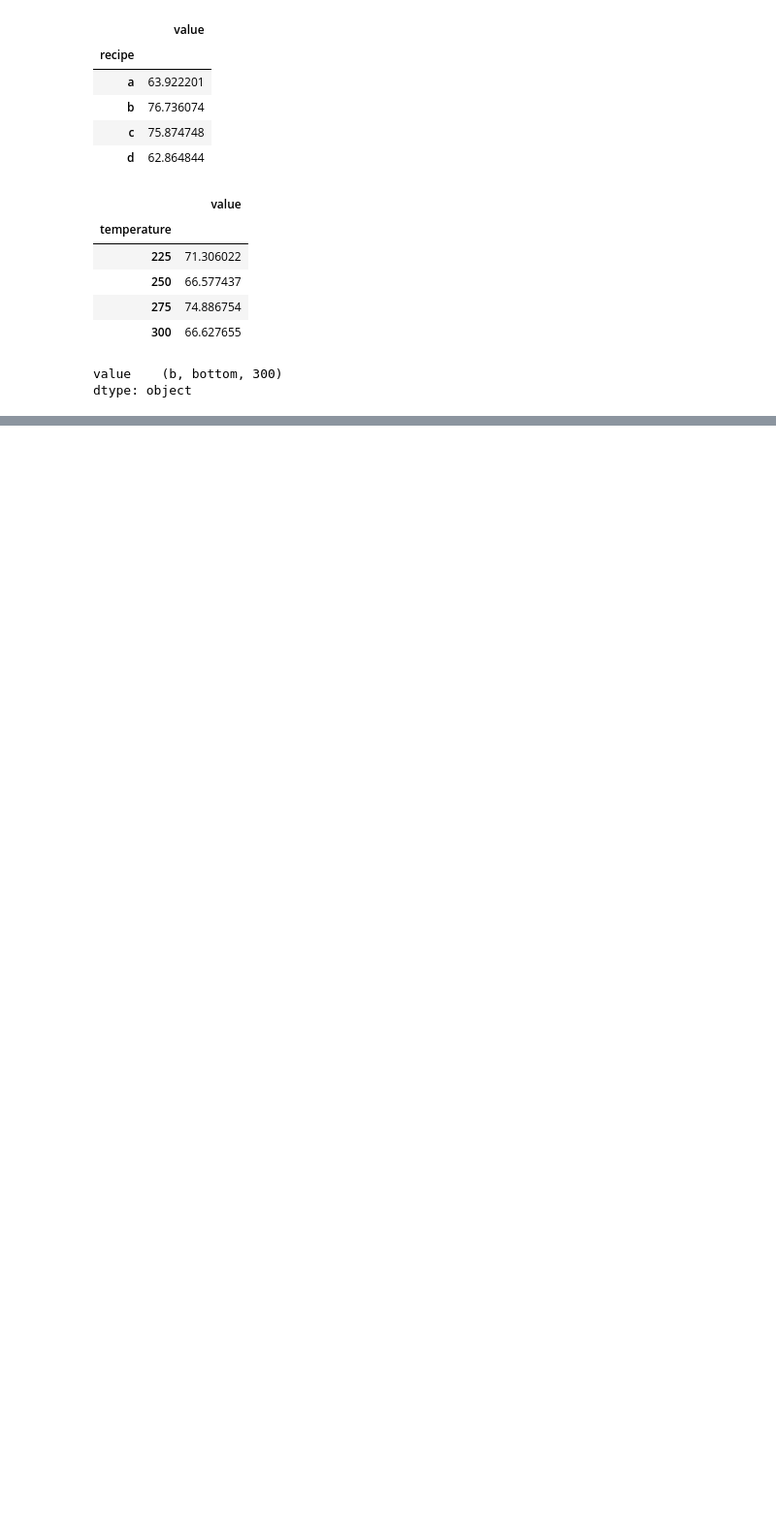
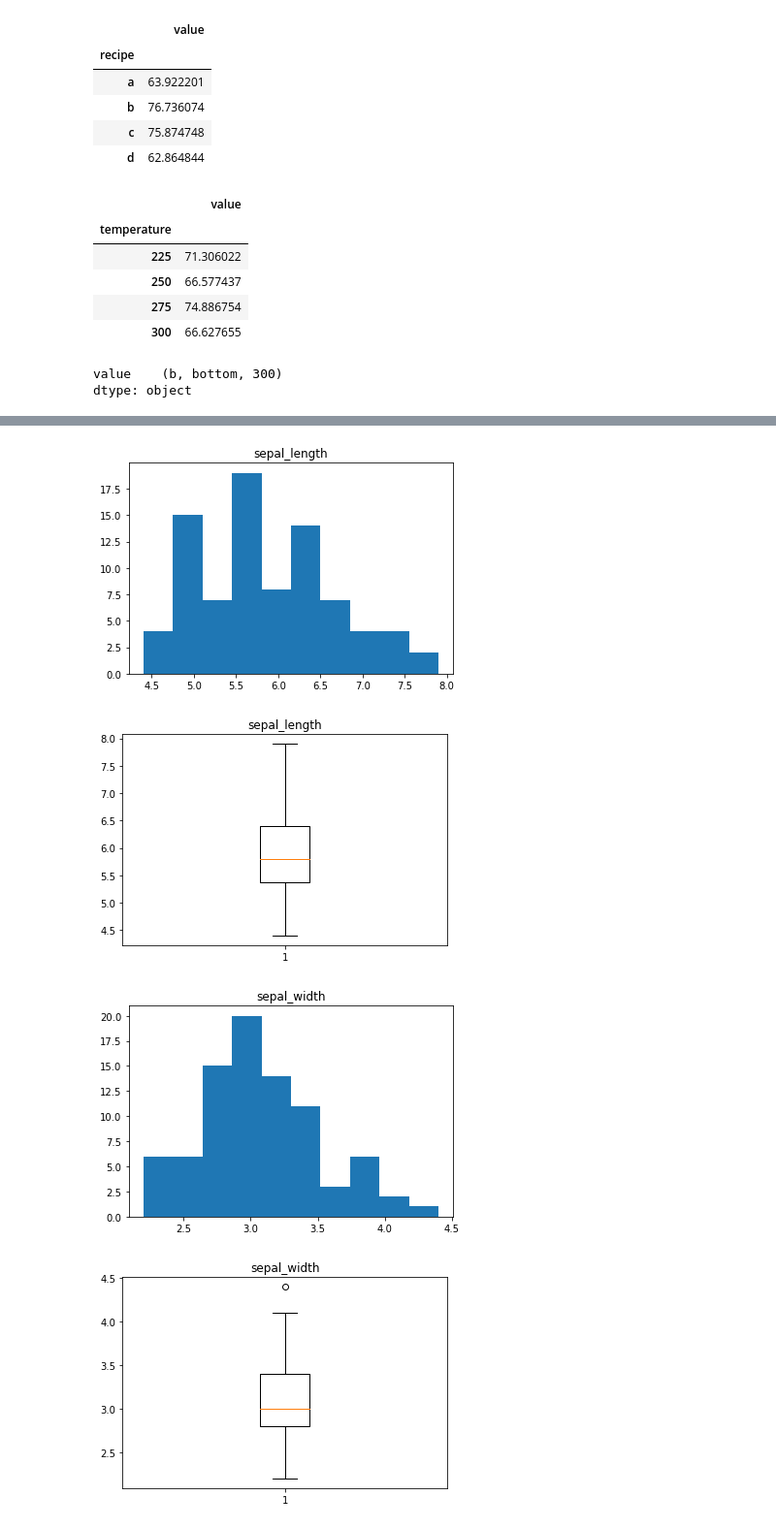
Before and after one commit to AJMartinezLlanes/classification-exercises, a Jupyter notebook: classification_exercises.ipynb, the cells around one changed output, grey strips where cells are left out. Shown: that part at 97% size. Cells and saved outputs as stored; diff of their text form; code cells hidden in the pictures; blank space fills up the shorter version.

```diff
--- a/classification_exercises.ipynb
+++ b/classification_exercises.ipynb
@@ -953,0 +992,3 @@ dtype: object
+# %%
+iris_df = acquire.get_iris_data()
+iris_df.head()
@@ -953,0 +1003,4 @@ dtype: object
+# %%
+# Prepare
+iris_df = prepare.prep_iris(iris_df)
+iris_df.head()
@@ -953,0 +1014,2 @@ dtype: object
+# %%
+iris_df = iris_df.drop(columns=['measurement_id', 'species_versicolor', 'species_virginica'])
@@ -953,0 +1031,7 @@ dtype: object
+# %%
+# Split data
+# 80/20 train test split
+train, test = train_test_split(iris_df, train_size=0.8, random_state=123, stratify=iris_df.species)
+# 70/30 train validate split
+train, validate = train_test_split(train, train_size=0.7, random_state=123, stratify=train.species)
+train.shape, test.shape, validate.shape
@@ -953,0 +1067,15 @@ dtype: object
+# %%
+# For each measurement type (quantitative variable): create a histogram, boxplot,
+num_cols = train.columns[[train[col].dtype == 'float64' for col in train.columns]]
+for col in num_cols:
+    plt.hist(train[col])
+    plt.title(col)
+    plt.show()
+    plt.boxplot(train[col])
+    plt.title(col)
+    plt.show()
+# %% [output]
+[figure, added]
+[figure, added]
+[figure, added]
+[figure, added]
```
Also changed, not shown: parts of 22 cells of this notebook.
